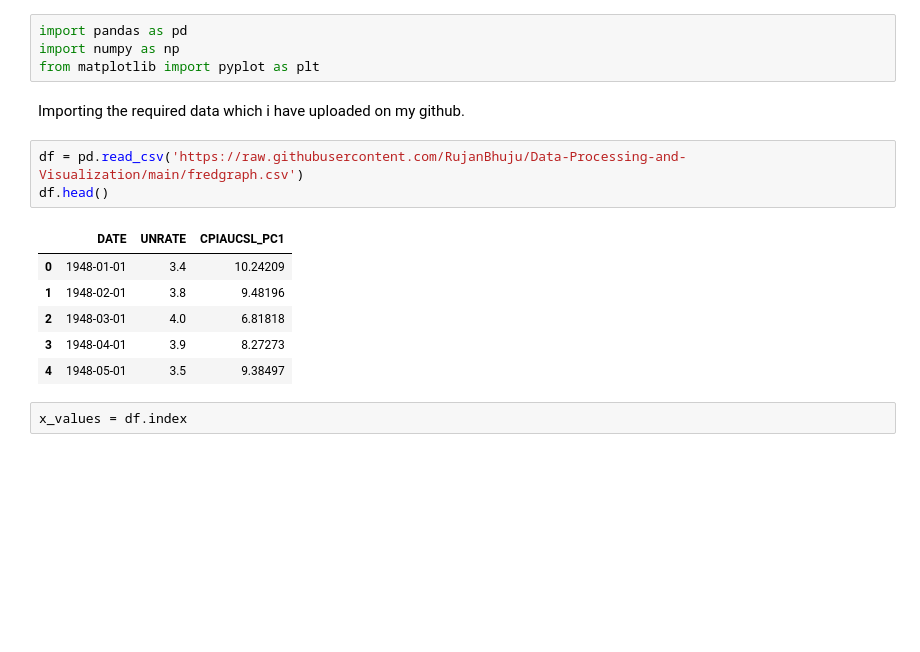
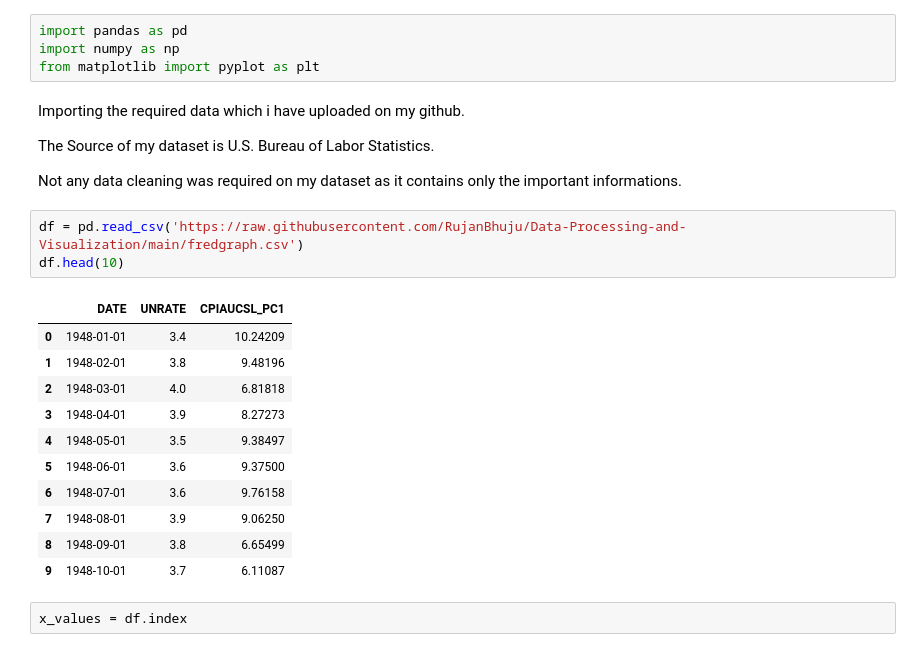
Before and after one commit to RujanBhuju/Data-Processing-and-Visualization, a Jupyter notebook: Recreate_final.ipynb, the cells around one changed output. Saved outputs shown, nothing was run; the diff lists cells and outputs as text; blank space fills up the shorter version.

```diff
--- a/Recreate_final.ipynb
+++ b/Recreate_final.ipynb
@@ -12,18 +22,27 @@ Importing the required library.
 import pandas as pd
 import numpy as np
 from matplotlib import pyplot as plt
-# %% [markdown]
-Importing the required data which i have uploaded on my github.
+# %% [markdown]
+Importing the required data which i have uploaded on my github.
+
+The Source of my dataset is U.S. Bureau of Labor Statistics.
+
+Not any data cleaning was required on my dataset as it contains only the important informations.
 # %%
 df = pd.read_csv('https://raw.githubusercontent.com/RujanBhuju/Data-Processing-and-Visualization/main/fredgraph.csv')
-df.head()
+df.head(10)
 # %% [output]
 |  | DATE | UNRATE | CPIAUCSL_PC1 |
 | 0 | 1948-01-01 | 3.4 | 10.24209 |
 | 1 | 1948-02-01 | 3.8 | 9.48196 |
 | 2 | 1948-03-01 | 4.0 | 6.81818 |
 | 3 | 1948-04-01 | 3.9 | 8.27273 |
 | 4 | 1948-05-01 | 3.5 | 9.38497 |
+| 5 | 1948-06-01 | 3.6 | 9.37500 |
+| 6 | 1948-07-01 | 3.6 | 9.76158 |
+| 7 | 1948-08-01 | 3.9 | 9.06250 |
+| 8 | 1948-09-01 | 3.8 | 6.65499 |
+| 9 | 1948-10-01 | 3.7 | 6.11087 |
 # %%
 x_values = df.index
 # %%
```
Also changed, not shown: parts of 5 cells of this notebook.
